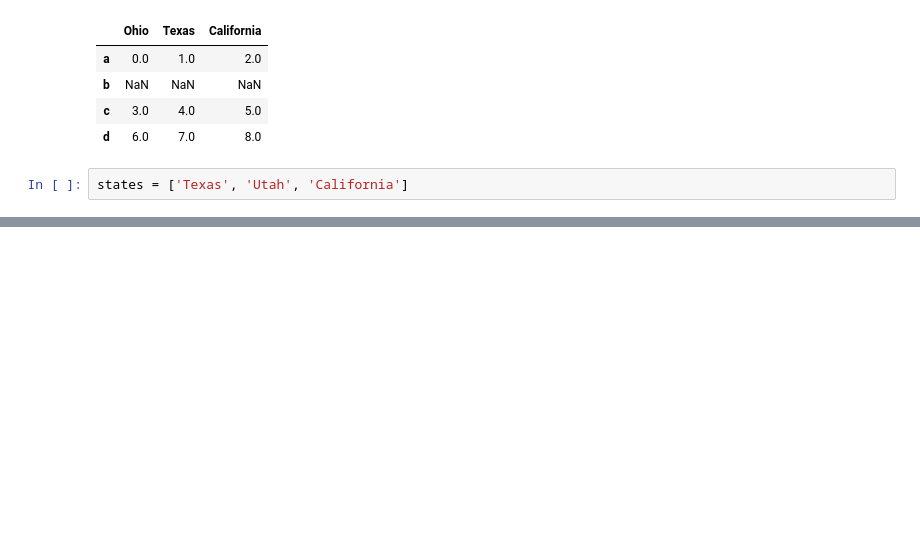
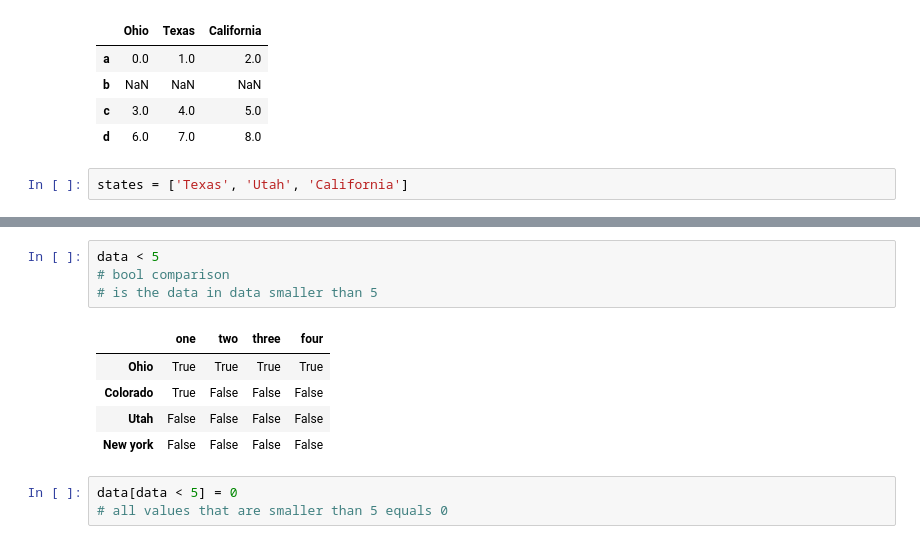
Before and after one commit to saliveja/pandas_study, a Jupyter notebook: python_for_data_analysis.ipynb, the cells around one changed output, grey strips where cells are left out. Cells and saved outputs as stored; diff of their text form; blank space fills up the shorter version.

```diff
--- a/python_for_data_analysis.ipynb
+++ b/python_for_data_analysis.ipynb
@@ -669,0 +714,13 @@ dtype: float64
+# %%
+data < 5
+# bool comparison
+# is the data in data smaller than 5
+# %% [output]
+|  | one | two | three | four |
+| Ohio | True | True | True | True |
+| Colorado | True | False | False | False |
+| Utah | False | False | False | False |
+| New york | False | False | False | False |
+# %%
+data[data < 5] = 0
+# all values that are smaller than 5 equals 0
```
Also changed, not shown: parts of 55 cells of this notebook.
